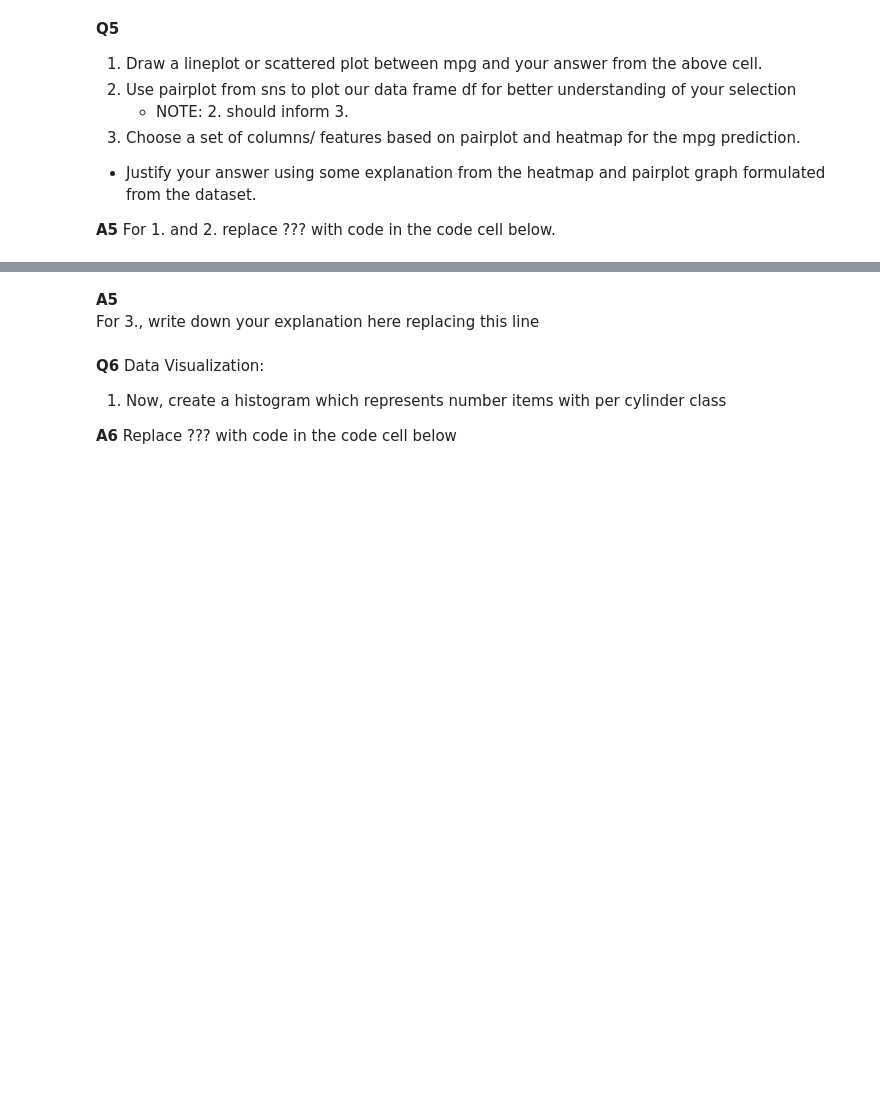
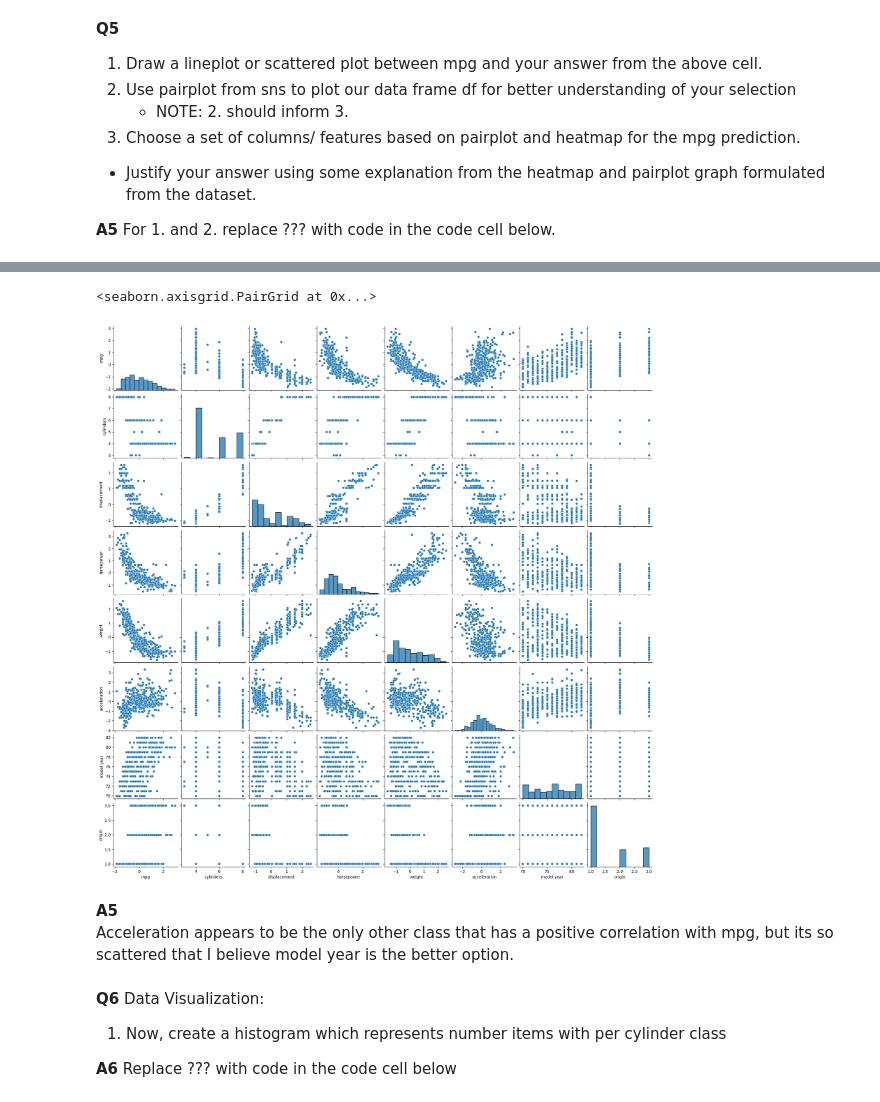
Before and after one commit to JohnManess/HW, a Jupyter notebook: HW2.ipynb, the cells around one changed output, grey strips where cells are left out. Cells and saved outputs as stored; diff of their text form; code cells hidden in the pictures; blank space fills up the shorter version.

```diff
--- a/HW2.ipynb
+++ b/HW2.ipynb
@@ -133,11 +217,12 @@ Here write down the answer replacing this line.
 # %%
-# 1. Draw a lineplot or scattered plot between mpg and your answer from the above cell.
-sns.scatterplot(???)
 # 2. Use pairplot from sns to plot our data frame df for better understanding of your selection
-sns.pairplot(???)
+sns.pairplot(df)
+# %% [output]
+<seaborn.axisgrid.PairGrid at 0x...>
+[figure, added]
-# %% [markdown]
-**A5**
-For 3., write down your explanation here replacing this line
+# %% [markdown]
+**A5**
+Acceleration appears to be the only other class that has a positive correlation with mpg, but its so scattered that I believe model year is the better option.
 # %% [markdown]
 
 **Q6** Data Visualization:
```
Also changed, not shown: parts of 30 cells of this notebook, 1 other file.
